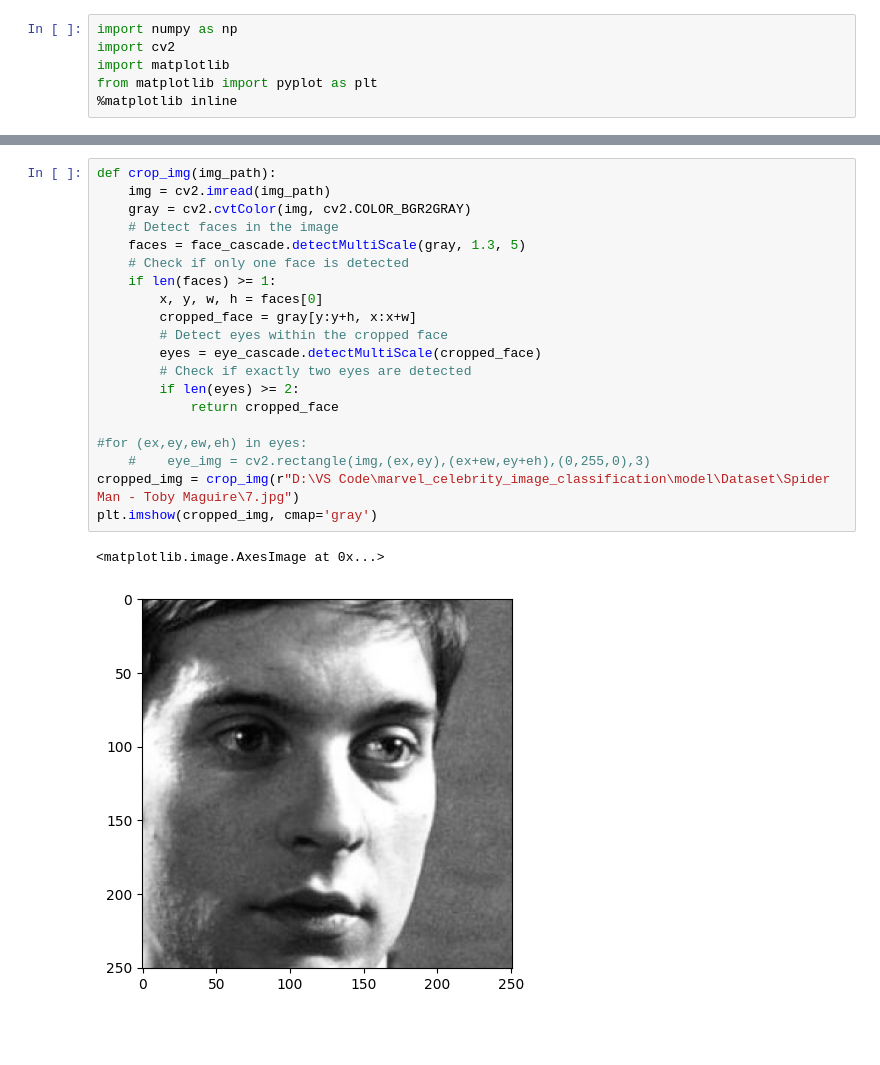
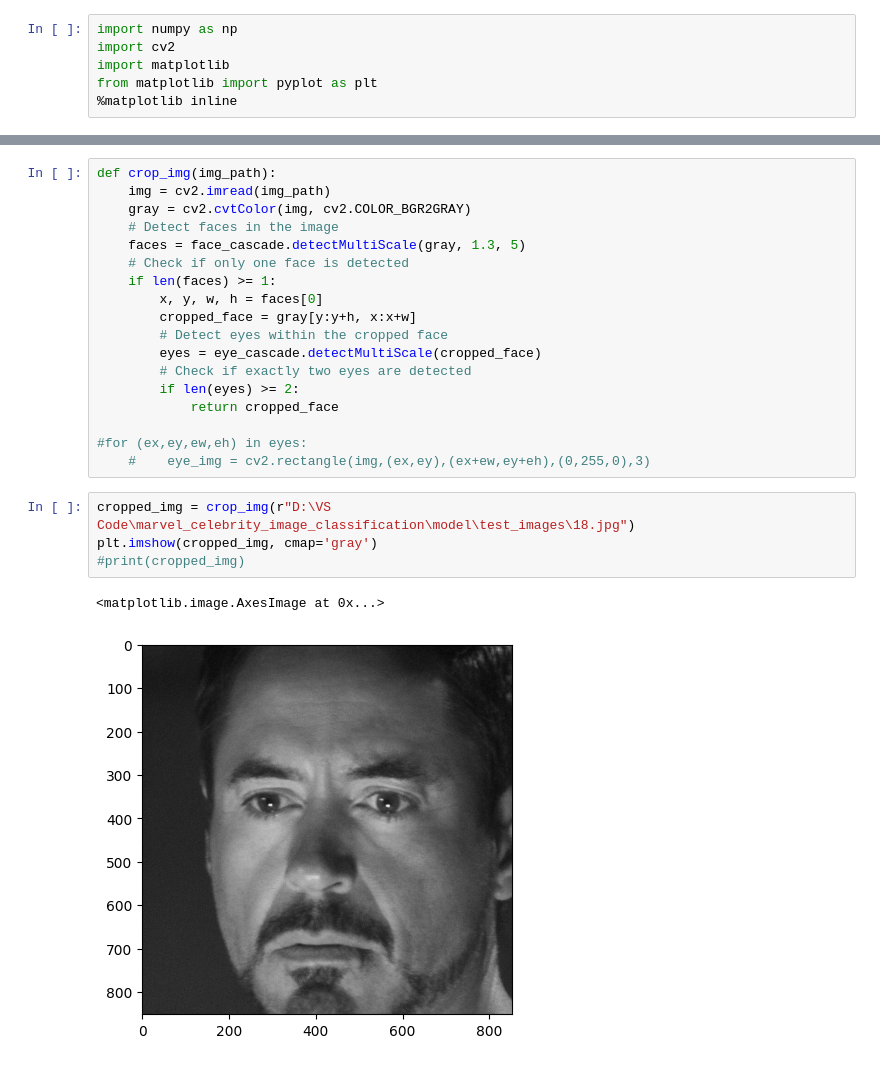
Before and after one commit to sahilrajput0062/marvel__celebrity_image_classification, a Jupyter notebook: model/celeb_person_classifier_model.ipynb, the cells around one changed output, grey strips where cells are left out. Cells and saved outputs as stored; diff of their text form; blank space fills up the shorter version.

```diff
--- a/model/celeb_person_classifier_model.ipynb
+++ b/model/celeb_person_classifier_model.ipynb
@@ -79,8 +79,10 @@ def crop_img(img_path):
 
 #for (ex,ey,ew,eh) in eyes:
     #    eye_img = cv2.rectangle(img,(ex,ey),(ex+ew,ey+eh),(0,255,0),3)
-cropped_img = crop_img(r"D:\VS Code\marvel_celebrity_image_classification\model\Dataset\Spider Man - Toby Maguire\7.jpg")
-plt.imshow(cropped_img, cmap='gray')
-# %% [output]
-<matplotlib.image.AxesImage at 0x...>
-[figure, removed]
+# %%
+cropped_img = crop_img(r"D:\VS Code\marvel_celebrity_image_classification\model\test_images\18.jpg")
+plt.imshow(cropped_img, cmap='gray')
+#print(cropped_img)
+# %% [output]
+<matplotlib.image.AxesImage at 0x...>
+[figure, added]
```
Also changed, not shown: parts of 12 cells of this notebook.
